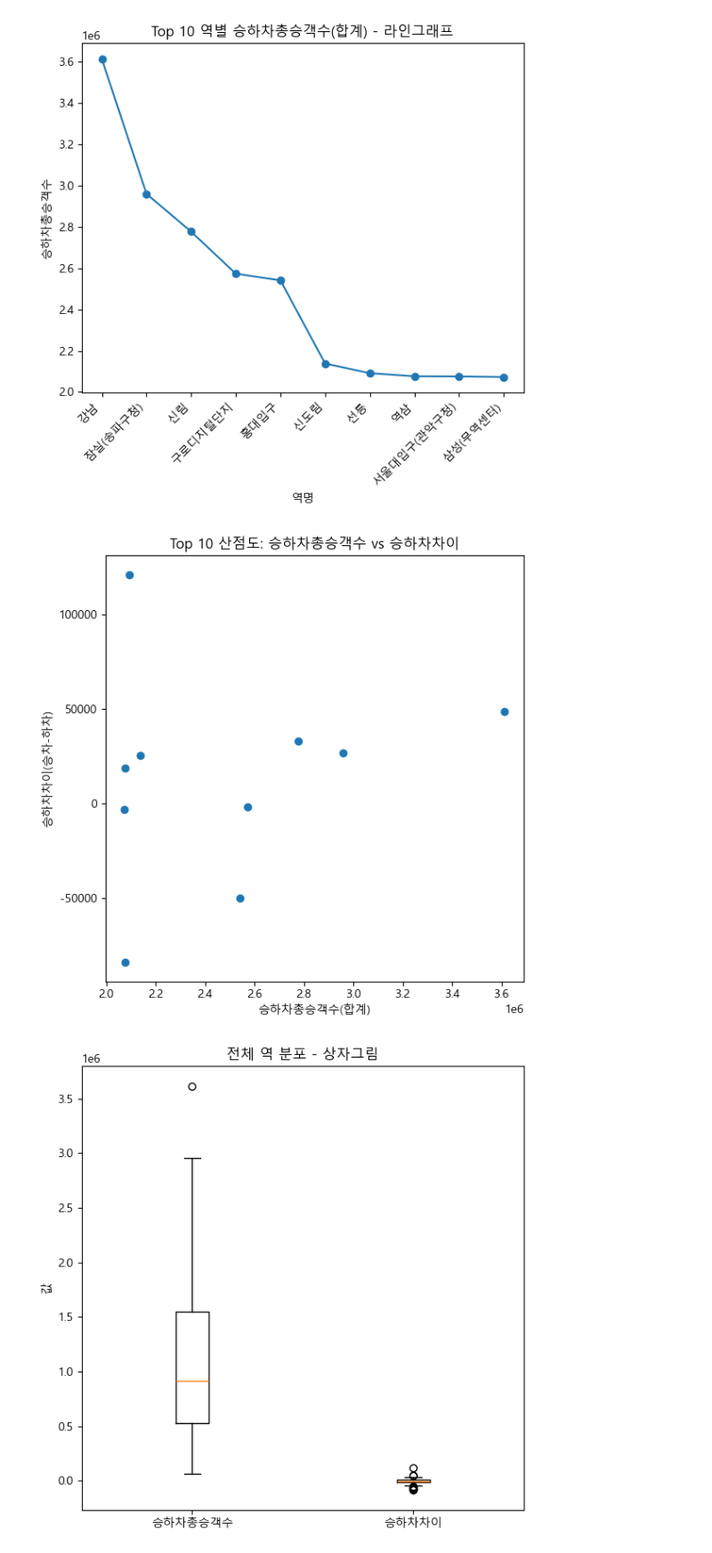
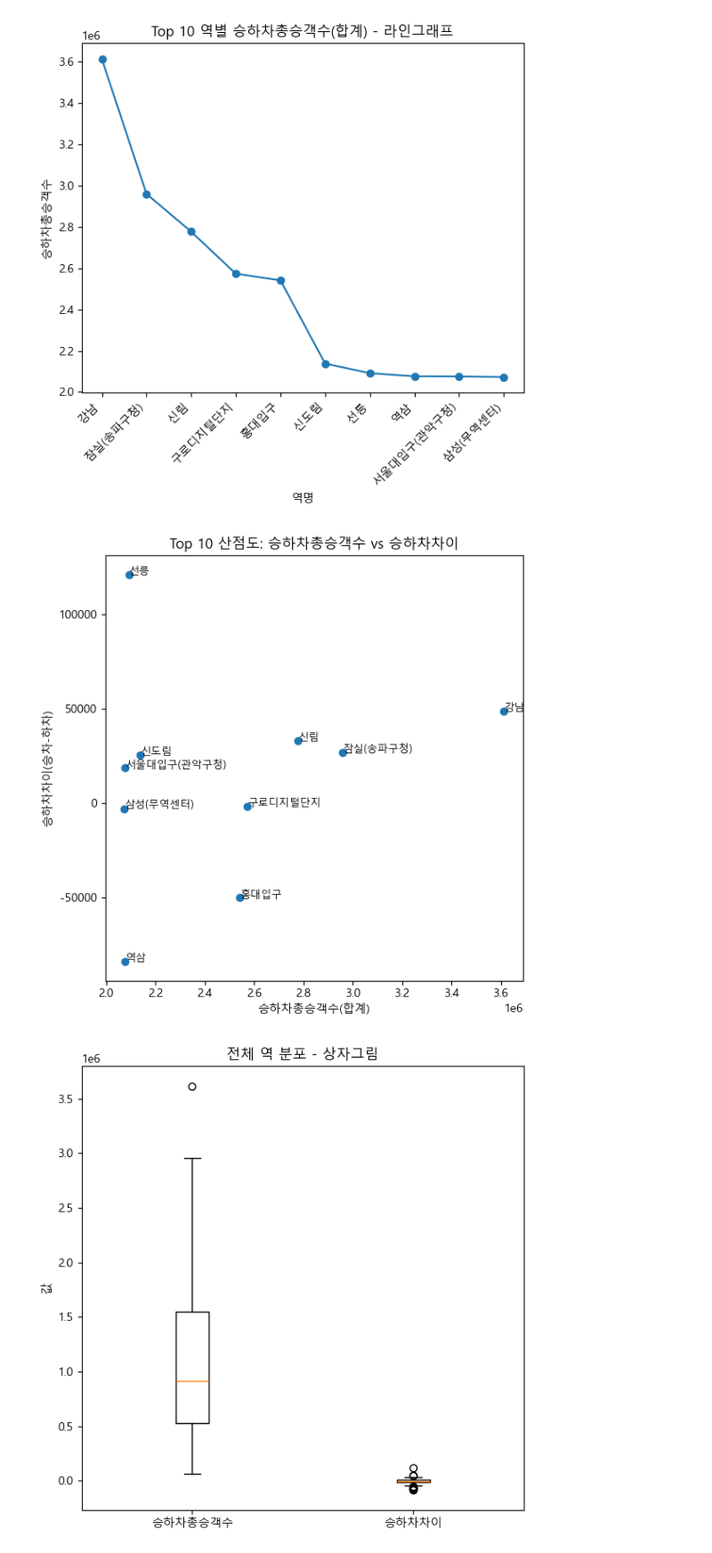
Before and after one commit to YTS-12/hipython, a Jupyter notebook: 데이터 전처리.ipynb, the cells around one changed output. Shown at 89% size. Saved outputs shown, nothing was run; the diff lists cells and outputs as text; code cells hidden in the pictures.

```diff
--- a/데이터 전처리.ipynb
+++ b/데이터 전처리.ipynb
@@ -608,6 +628,10 @@ line_size_df
 | 장항선 | 168 |
 | 중앙선 | 588 |
 # %%
+plt.rcParams["font.family"] = "Malgun Gothic"
+plt.rcParams["axes.unicode_minus"] = False  # 마이너스(-) 기호 깨짐 방지
+
+
 line_size = df.groupby("노선명").size().sort_values(ascending=False)
 
 plt.figure()
@@ -688,7 +712,12 @@ top10_board_하차
 | 8 | 강동 | 393081 |
 | 9 | 장한평 | 383986 |
 # %%
-plt.figure(figsize=(10, 6))
+plt.rcParams["font.family"] = "Malgun Gothic"
+plt.rcParams["axes.unicode_minus"] = False  # 마이너스(-) 기호 깨짐 방지
+
+
+
+plt.figure(figsize=(15, 10))
 plt.bar(top10_board_승차["역명"], top10_board_승차["승차총승객수"])
 plt.title("5호선 역별 승차총승객수 Top 10 (합계)")
 plt.xlabel("역명")
@@ -701,4 +730,9 @@ plt.show()
 # %%
+plt.rcParams["font.family"] = "Malgun Gothic"
+plt.rcParams["axes.unicode_minus"] = False  # 마이너스(-) 기호 깨짐 방지
+
+
+
 plt.figure(figsize=(10, 6))
 plt.bar(top10_board_하차["역명"], top10_board_하차["하차총승객수"])
 plt.title("5호선 역별 하차총승객수 Top 10 (합계)")
@@ -898,13 +921,22 @@ plt.show()
 # %%
 plt.figure(figsize=(6, 6))
 plt.scatter(top_10_sorted["승하차총승객수"], top_10_sorted["승하차차이"])
 plt.title("Top 10 산점도: 승하차총승객수 vs 승하차차이")
 plt.xlabel("승하차총승객수(합계)")
 plt.ylabel("승하차차이(승차-하차)")
 plt.tight_layout()
+
+for i in range(len(top_10)):
+    plt.text(
+        top_10["승하차총승객수"].iloc[i],
+        top_10["승하차차이"].iloc[i],
+        top_10["역명"].iloc[i],
+        fontsize=9
+    )
+
 plt.show()
 # %% [output]
-[figure, old version]
+[figure, new version]
 # %%
 # 4) 상자그림 (전체 역 분포: 승하차총승객수, 승하차차이)
 #   - top 10이 아니라 전체 분포를 보는 게 상자그림 목적에 더 맞음
```
Also changed, not shown: parts of 6 cells of this notebook, 32 other files.
